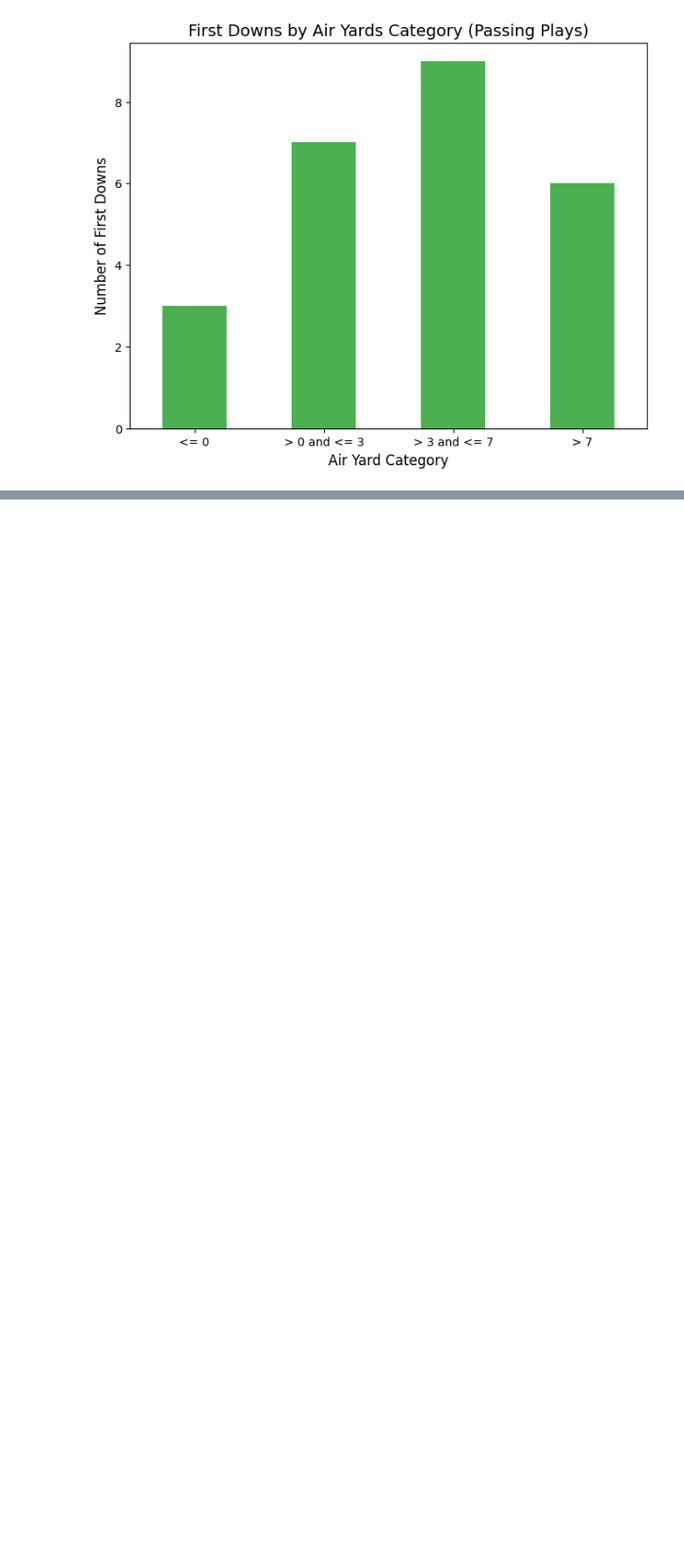
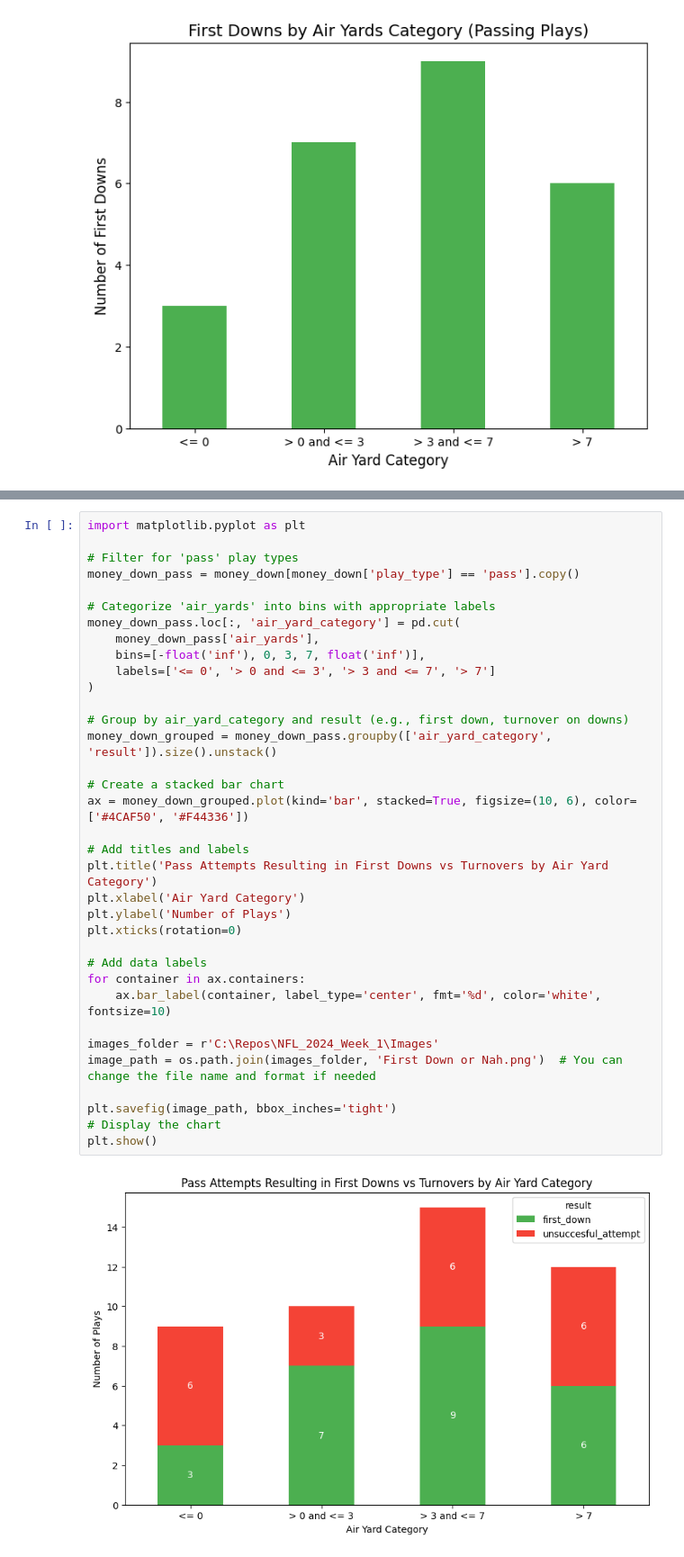
Before and after one commit to rollernathan/NFL_2024_Week_1, a Jupyter notebook: Project 3.ipynb, the cells around one changed output, grey strips where cells are left out. Shown: that part at 90% size. Cells and saved outputs as stored; diff of their text form; blank space fills up the shorter version.

```diff
--- a/Project 3.ipynb
+++ b/Project 3.ipynb
@@ -164,0 +230,37 @@ plt.show()
+# %%
+import matplotlib.pyplot as plt
+
+# Filter for 'pass' play types
+money_down_pass = money_down[money_down['play_type'] == 'pass'].copy()
+
+# Categorize 'air_yards' into bins with appropriate labels
+money_down_pass.loc[:, 'air_yard_category'] = pd.cut(
+    money_down_pass['air_yards'],
+    bins=[-float('inf'), 0, 3, 7, float('inf')],
+    labels=['<= 0', '> 0 and <= 3', '> 3 and <= 7', '> 7']
+)
+
+# Group by air_yard_category and result (e.g., first down, turnover on downs)
+money_down_grouped = money_down_pass.groupby(['air_yard_category', 'result']).size().unstack()
+
+# Create a stacked bar chart
+ax = money_down_grouped.plot(kind='bar', stacked=True, figsize=(10, 6), color=['#4CAF50', '#F44336'])
+
+# Add titles and labels
+plt.title('Pass Attempts Resulting in First Downs vs Turnovers by Air Yard Category')
+plt.xlabel('Air Yard Category')
+plt.ylabel('Number of Plays')
+plt.xticks(rotation=0)
+
+# Add data labels
+for container in ax.containers:
+    ax.bar_label(container, label_type='center', fmt='%d', color='white', fontsize=10)
+
+images_folder = r'C:\Repos\NFL_2024_Week_1\Images'
+image_path = os.path.join(images_folder, 'First Down or Nah.png')  # You can change the file name and format if needed
+
+plt.savefig(image_path, bbox_inches='tight')
+# Display the chart
+plt.show()
+# %% [output]
+[figure, added]
```
Also changed, not shown: parts of 6 cells of this notebook, 3 other files.
